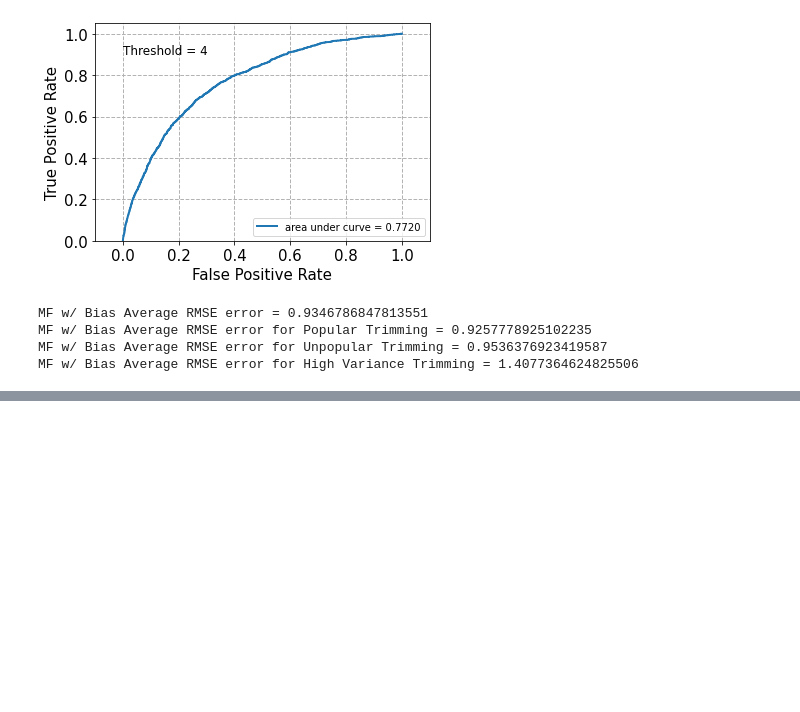
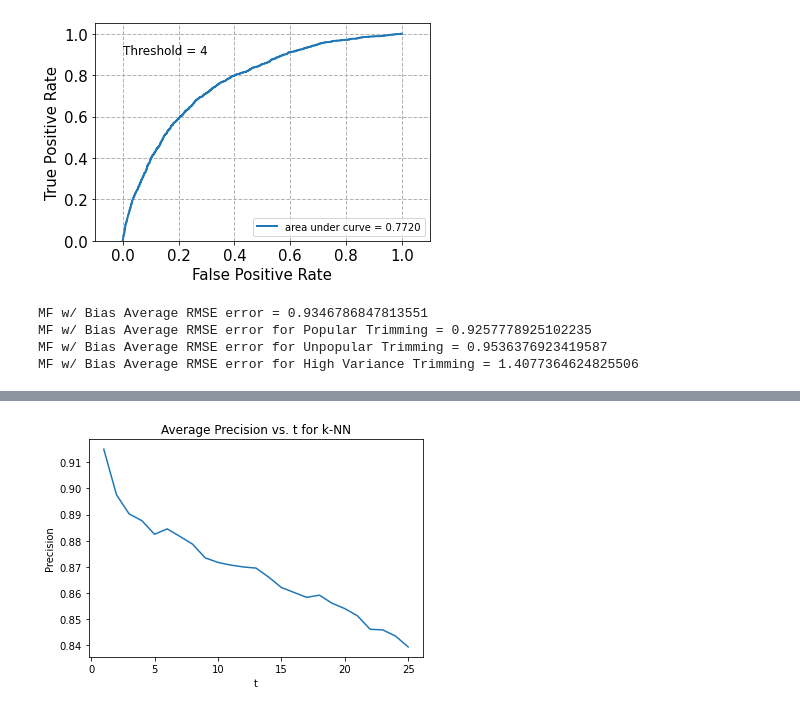
Before and after one commit to ztucker4/ECE219_Winter2021, a Jupyter notebook: Project_3/Project_3.ipynb, the cells around one changed output, grey strips where cells are left out. Cells and saved outputs as stored; diff of their text form; code cells hidden in the pictures; blank space fills up the shorter version.

Commit message:
small fix on precision/recall functions

```diff
--- a/Project_3/Project_3.ipynb
+++ b/Project_3/Project_3.ipynb
@@ -1136,0 +1143,90 @@ plt.show()
+# %%
+from collections import defaultdict
+
+#This function was sourced from the Surprise documentation!
+def precision_recall_at_t(predictions, t=10, threshold=3.5):
+    """Return precision and recall at t metrics for each user"""
+
+    # First map the predictions to each user.
+    user_est_true = defaultdict(list)
+    for uid, _, true_r, est, _ in predictions:
+        user_est_true[uid].append((est, true_r))
+
+    precisions = dict()
+    recalls = dict()
+
+    for uid, user_ratings in user_est_true.items():
+
+        #Ignore (drop) users that have rated less than t movies
+        if (len(user_ratings) >= t):
+
+            # Sort user ratings by estimated value
+            user_ratings.sort(key=lambda x: x[0], reverse=True)
+
+            # Number of relevant items
+            n_rel = sum((true_r >= threshold) for (_, true_r) in user_ratings)
+
+            #Only proceed if |G| > 0
+            if (n_rel > 0):
+
+                # Number of recommended items. We don't make predictions on movies that a user hasn't ranked
+                # so we will never drop anything from S(t) at this point. If |S(t)| < t then we drop the user
+                # since they haven't ranked enough movies, and we would never enter this loop if that's the case
+                n_rec_t = t
+
+
+                # Number of movies both recommended to user (and >= threshold) and that the user liked
+                n_rel_and_rec_t = sum((true_r >= threshold) and (est_r >= threshold) for (est_r, true_r) in user_ratings[:t])
+
+                precisions[uid] = n_rel_and_rec_t / n_rec_t
+                recalls[uid] = n_rel_and_rec_t / n_rel
+
+    return precisions, recalls
+
+#10-fold cross validation - will average recall and precision
+num_splits = 10
+kf = KFold(n_splits=num_splits, random_state=42)
+
+algo = KNNWithMeans(24, sim_options=sim_options, verbose=False)
+
+t_precs_KNN = []
+t_recs_KNN = []
+t_vals = range(1,26)
+
+for t in t_vals:
+
+    if(t % 2 == 0):
+        print("working on t = ", t)
+
+    precs_fold = []
+    recs_fold = []
+    for trainset, testset in kf.split(ratings_df_sup):
+        algo.fit(trainset)
+
+        predictions = algo.test(testset)
+        precs, recs = precision_recall_at_t(predictions, t, 3)
+
+        avg_prec = sum(precs.values())/len(precs)
+        avg_rec = sum(recs.values())/len(recs)
+        precs_fold.append(avg_prec)
+        recs_fold.append(avg_rec)
+
+    avg_prec_t = sum(precs_fold)/num_splits
+    avg_rec_t = sum(recs_fold)/num_splits
+    t_precs_KNN.append(avg_prec_t)
+    t_recs_KNN.append(avg_rec_t)
+
+plt.figure()
+plt.plot(t_vals, t_precs_KNN)
+plt.title("Average Precision vs. t for k-NN")
+plt.xlabel("t")
+plt.ylabel("Precision")
+plt.show()
+
+plt.figure()
+plt.plot(t_vals, t_recs_KNN)
+plt.title("Average Recall vs. t for k-NN")
+plt.xlabel("t")
+plt.ylabel("Recall")
+plt.show()
+# %% [output]
@@ -1136,0 +1245 @@ plt.show()
+[figure, added]
```
Also changed, not shown: parts of 6 cells of this notebook.
